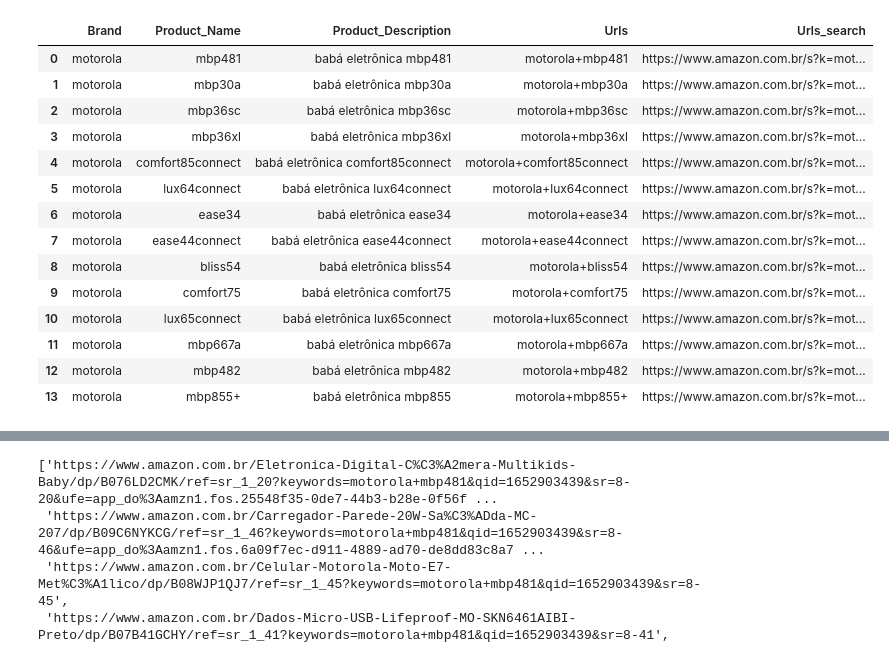
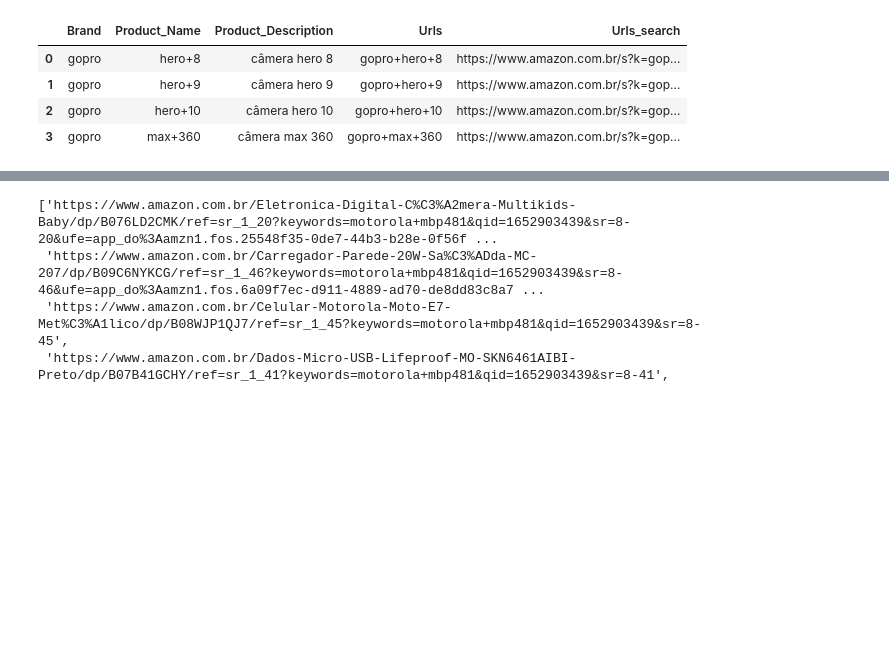
Before and after one commit to Turtle-BP/Turtle_app_0.1, a Jupyter notebook: Testes_Spiders/Amazon.ipynb, the cells around one changed output, grey strips where cells are left out. Cells and saved outputs as stored; diff of their text form; code cells hidden in the pictures; blank space fills up the shorter version.

```diff
--- a/Testes_Spiders/Amazon.ipynb
+++ b/Testes_Spiders/Amazon.ipynb
@@ -81,24 +81,14 @@ def getting_n_creating_amazon(brand):
 
     return df
 # %%
-Df_Products_raw = getting_n_creating_amazon("Motorola")
+Df_Products_raw = getting_n_creating_amazon("GoPro")
 Df_Products_raw
 # %% [output]
 |  | Brand | Product_Name | Product_Description | Urls | Urls_search |
-| 0 | motorola | mbp481 | babá eletrônica mbp481 | motorola+mbp481 | https://www.amazon.com.br/s?k=mot... |
-| 1 | motorola | mbp30a | babá eletrônica mbp30a | motorola+mbp30a | https://www.amazon.com.br/s?k=mot... |
-| 2 | motorola | mbp36sc | babá eletrônica mbp36sc | motorola+mbp36sc | https://www.amazon.com.br/s?k=mot... |
-| 3 | motorola | mbp36xl | babá eletrônica mbp36xl | motorola+mbp36xl | https://www.amazon.com.br/s?k=mot... |
-| 4 | motorola | comfort85connect | babá eletrônica comfort85connect | motorola+comfort85connect | https://www.amazon.com.br/s?k=mot... |
-| 5 | motorola | lux64connect | babá eletrônica lux64connect | motorola+lux64connect | https://www.amazon.com.br/s?k=mot... |
-| 6 | motorola | ease34 | babá eletrônica ease34 | motorola+ease34 | https://www.amazon.com.br/s?k=mot... |
-| 7 | motorola | ease44connect | babá eletrônica ease44connect | motorola+ease44connect | https://www.amazon.com.br/s?k=mot... |
-| 8 | motorola | bliss54 | babá eletrônica bliss54 | motorola+bliss54 | https://www.amazon.com.br/s?k=mot... |
-| 9 | motorola | comfort75 | babá eletrônica comfort75 | motorola+comfort75 | https://www.amazon.com.br/s?k=mot... |
-| 10 | motorola | lux65connect | babá eletrônica lux65connect | motorola+lux65connect | https://www.amazon.com.br/s?k=mot... |
-| 11 | motorola | mbp667a | babá eletrônica mbp667a | motorola+mbp667a | https://www.amazon.com.br/s?k=mot... |
-| 12 | motorola | mbp482 | babá eletrônica mbp482 | motorola+mbp482 | https://www.amazon.com.br/s?k=mot... |
-| 13 | motorola | mbp855+ | babá eletrônica mbp855 | motorola+mbp855+ | https://www.amazon.com.br/s?k=mot... |
+| 0 | gopro | hero+8 | câmera hero 8 | gopro+hero+8 | https://www.amazon.com.br/s?k=gop... |
+| 1 | gopro | hero+9 | câmera hero 9 | gopro+hero+9 | https://www.amazon.com.br/s?k=gop... |
+| 2 | gopro | hero+10 | câmera hero 10 | gopro+hero+10 | https://www.amazon.com.br/s?k=gop... |
+| 3 | gopro | max+360 | câmera max 360 | gopro+max+360 | https://www.amazon.com.br/s?k=gop... |
 # %%
 #Função pegando Links
 def search_links(url):
```
Also changed, not shown: parts of 20 cells of this notebook, 5 other files.
